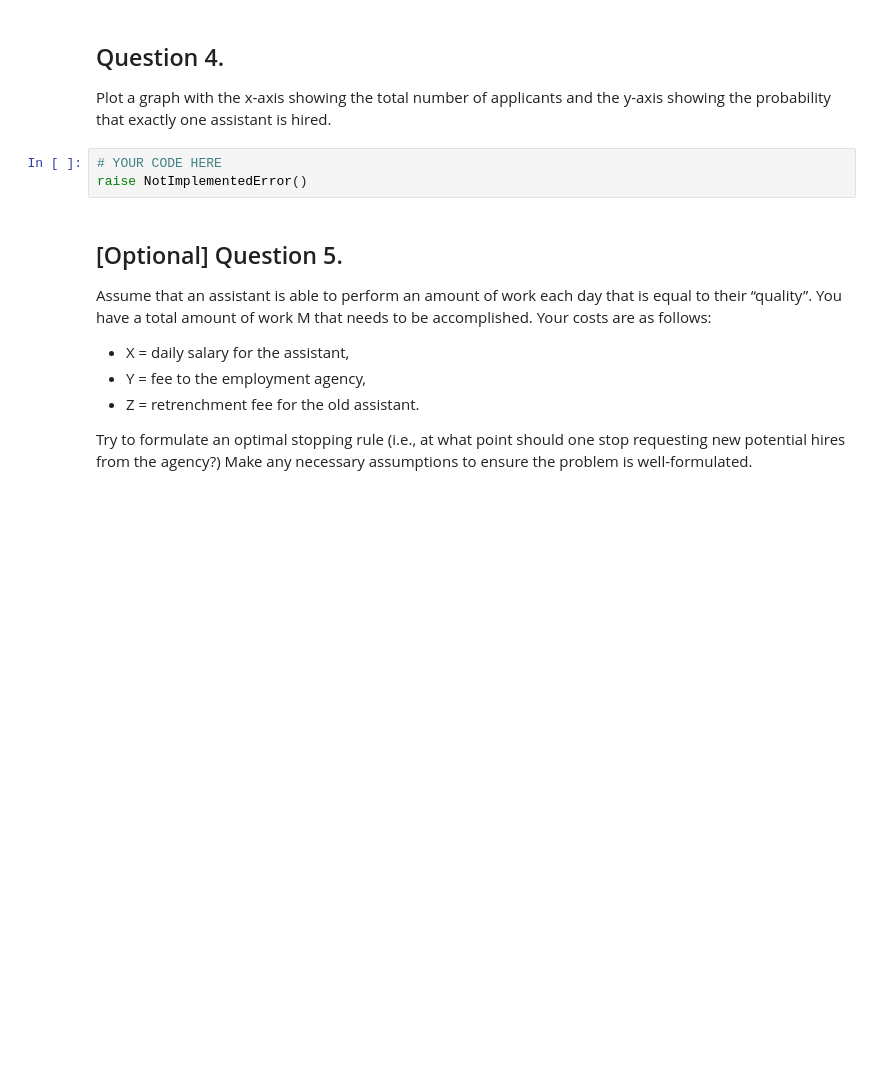
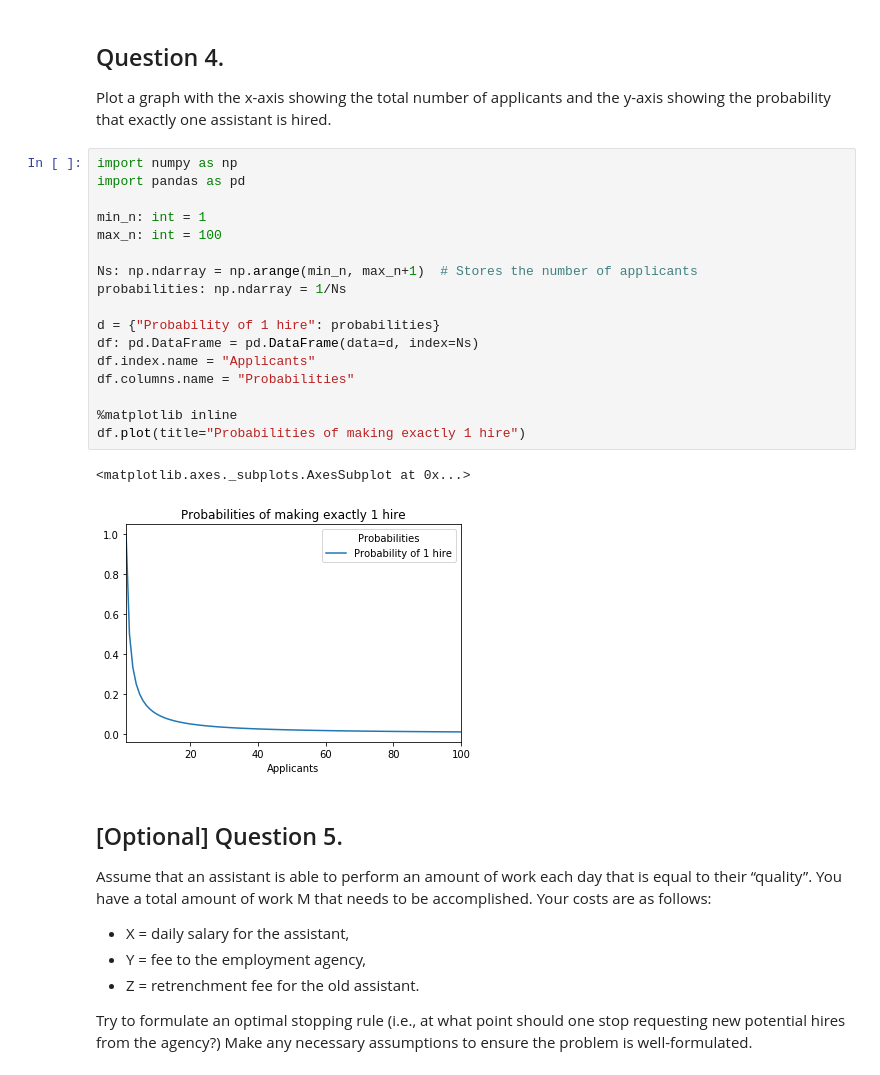
Before and after one commit to mahmud-nobe/CS110, a Jupyter notebook: cs110_pcw_4_2/cs110_pcw_4_2.ipynb, the cells around one changed output. Drawn from its saved outputs; the diff is of its cells as text; blank space fills up the shorter version.

```diff
--- a/cs110_pcw_4_2/cs110_pcw_4_2.ipynb
+++ b/cs110_pcw_4_2/cs110_pcw_4_2.ipynb
@@ -119,9 +121,26 @@ df.plot(title="Compare anayltical and experimental hires")
 ## Question 4.
 
 Plot a graph with the x-axis showing the total number of applicants and the y-axis showing the probability that exactly one assistant is hired.
-# %%
-# YOUR CODE HERE
-raise NotImplementedError()
+# %%
+import numpy as np
+import pandas as pd
+
+min_n: int = 1
+max_n: int = 100
+
+Ns: np.ndarray = np.arange(min_n, max_n+1)  # Stores the number of applicants
+probabilities: np.ndarray = 1/Ns
+
+d = {"Probability of 1 hire": probabilities}
+df: pd.DataFrame = pd.DataFrame(data=d, index=Ns)
+df.index.name = "Applicants"
+df.columns.name = "Probabilities"
+
+%matplotlib inline
+df.plot(title="Probabilities of making exactly 1 hire")
+# %% [output]
+<matplotlib.axes._subplots.AxesSubplot at 0x...>
+[figure, added]
 # %% [markdown]
 ## [Optional] Question 5.
 Assume that an assistant is able to perform an amount of work each day that is equal to their “quality”. You have a total amount of work M that needs to be accomplished. Your costs are as follows:
```
Also changed, not shown: parts of 1 cell of this notebook.
